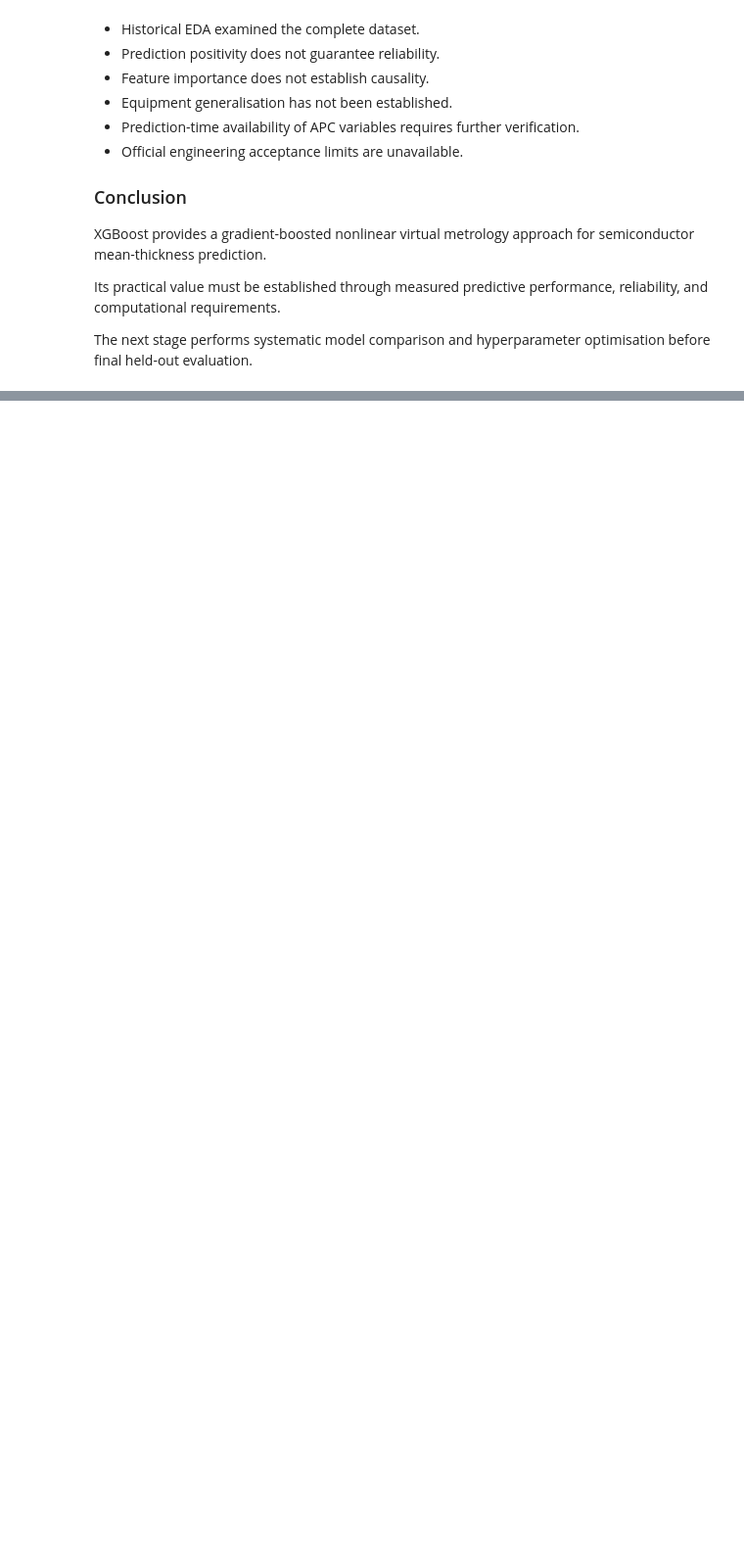
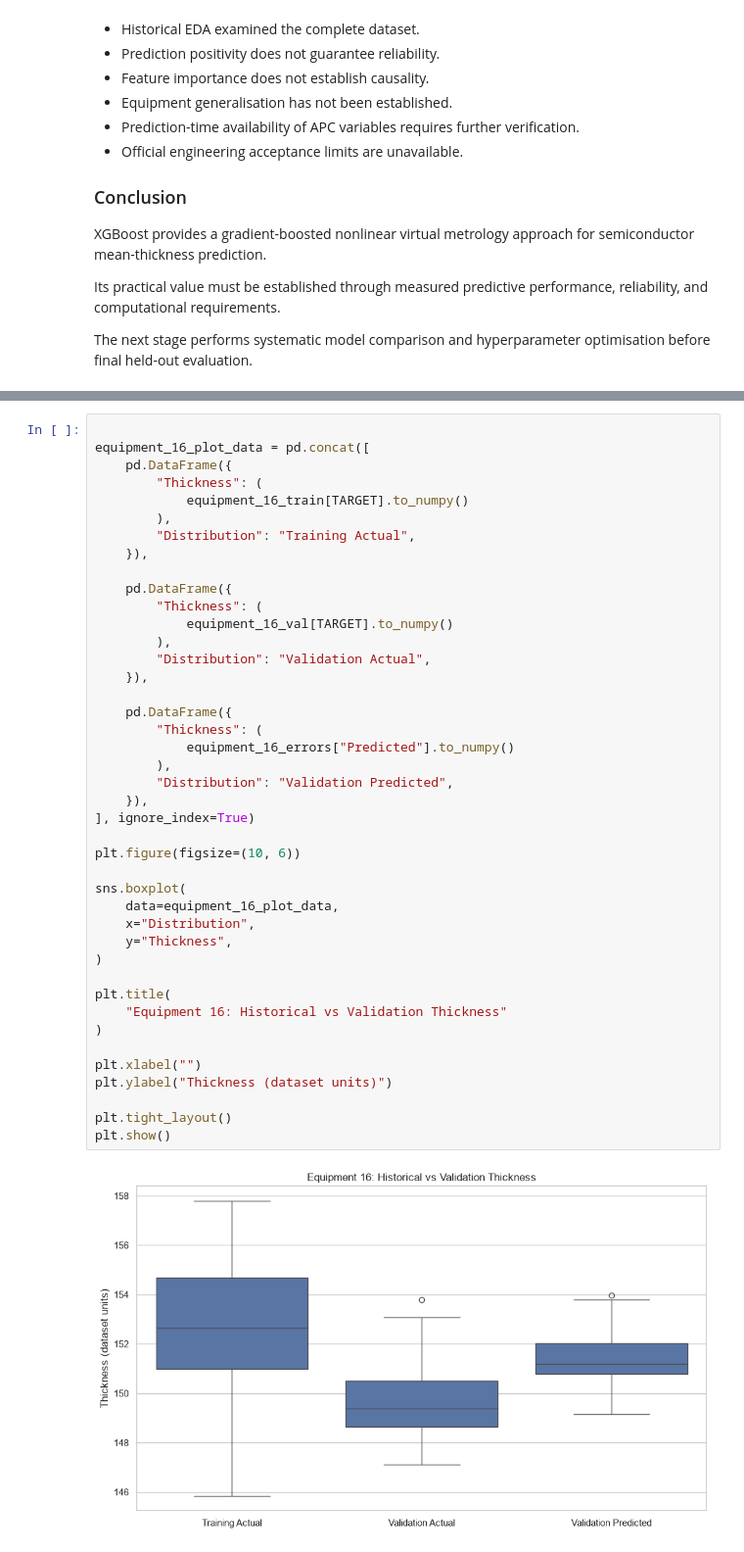
Before and after one commit to Tarun-Raja/STRATUM, a Jupyter notebook: notebooks/12_xgboost_regression.ipynb, the cells around one changed output, grey strips where cells are left out. Shown at 98% size. Drawn from its saved outputs; the diff is of its cells as text; blank space fills up the shorter version.

```diff
--- a/notebooks/12_xgboost_regression.ipynb
+++ b/notebooks/12_xgboost_regression.ipynb
@@ -3077,0 +3251,44 @@ held-out evaluation.
+# %%
+
+equipment_16_plot_data = pd.concat([
+    pd.DataFrame({
+        "Thickness": (
+            equipment_16_train[TARGET].to_numpy()
+        ),
+        "Distribution": "Training Actual",
+    }),
+
+    pd.DataFrame({
+        "Thickness": (
+            equipment_16_val[TARGET].to_numpy()
+        ),
+        "Distribution": "Validation Actual",
+    }),
+
+    pd.DataFrame({
+        "Thickness": (
+            equipment_16_errors["Predicted"].to_numpy()
+        ),
+        "Distribution": "Validation Predicted",
+    }),
+], ignore_index=True)
+
+plt.figure(figsize=(10, 6))
+
+sns.boxplot(
+    data=equipment_16_plot_data,
+    x="Distribution",
+    y="Thickness",
+)
+
+plt.title(
+    "Equipment 16: Historical vs Validation Thickness"
+)
+
+plt.xlabel("")
+plt.ylabel("Thickness (dataset units)")
+
+plt.tight_layout()
+plt.show()
+# %% [output]
+[figure, added]
```
Also changed, not shown: parts of 8 cells of this notebook.
